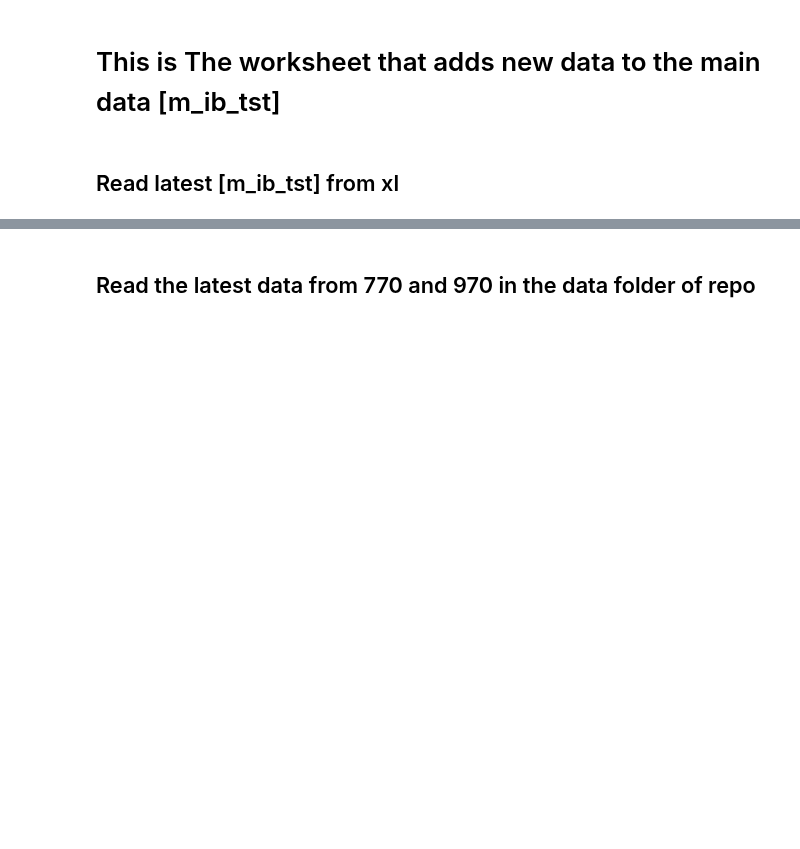
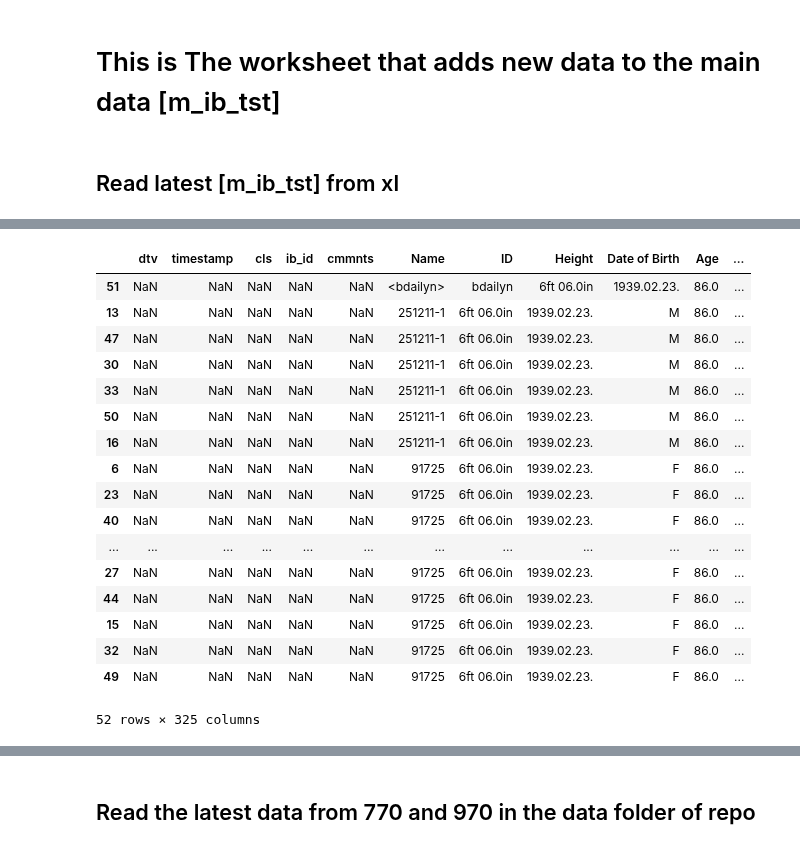
Before and after one commit to 1ratlabs/JL_2, a Jupyter notebook: ib_fls_import.ipynb, the cells around one changed output, grey strips where cells are left out. Drawn from its saved outputs; the diff is of its cells as text; code cells hidden in the pictures; blank space fills up the shorter version.

Commit message:
Loaded recent test results Sorted them by test time then develop the technique to slice them into sub data frames data frame

```diff
--- a/ib_fls_import.ipynb
+++ b/ib_fls_import.ipynb
@@ -66,0 +92,22 @@ m_ib_tst imported
+# %%
+m_ib_tst_srt = m_ib_tst.sort_values(by="Test Date / Time")
+m_ib_tst_srt
+# %% [output]
+|  | dtv | timestamp | cls | ib_id | cmmnts | Name | ID | Height | Date of Birth | Age | ... |
+| 51 | NaN | NaN | NaN | NaN | NaN | <bdailyn> | bdailyn | 6ft 06.0in | 1939.02.23. | 86.0 | ... |
+| 13 | NaN | NaN | NaN | NaN | NaN | 251211-1 | 6ft 06.0in | 1939.02.23. | M | 86.0 | ... |
+| 47 | NaN | NaN | NaN | NaN | NaN | 251211-1 | 6ft 06.0in | 1939.02.23. | M | 86.0 | ... |
+| 30 | NaN | NaN | NaN | NaN | NaN | 251211-1 | 6ft 06.0in | 1939.02.23. | M | 86.0 | ... |
+| 33 | NaN | NaN | NaN | NaN | NaN | 251211-1 | 6ft 06.0in | 1939.02.23. | M | 86.0 | ... |
+| 50 | NaN | NaN | NaN | NaN | NaN | 251211-1 | 6ft 06.0in | 1939.02.23. | M | 86.0 | ... |
+| 16 | NaN | NaN | NaN | NaN | NaN | 251211-1 | 6ft 06.0in | 1939.02.23. | M | 86.0 | ... |
+| 6 | NaN | NaN | NaN | NaN | NaN | 91725 | 6ft 06.0in | 1939.02.23. | F | 86.0 | ... |
+| 23 | NaN | NaN | NaN | NaN | NaN | 91725 | 6ft 06.0in | 1939.02.23. | F | 86.0 | ... |
+| 40 | NaN | NaN | NaN | NaN | NaN | 91725 | 6ft 06.0in | 1939.02.23. | F | 86.0 | ... |
+| ... | ... | ... | ... | ... | ... | ... | ... | ... | ... | ... | ... |
+| 27 | NaN | NaN | NaN | NaN | NaN | 91725 | 6ft 06.0in | 1939.02.23. | F | 86.0 | ... |
+| 44 | NaN | NaN | NaN | NaN | NaN | 91725 | 6ft 06.0in | 1939.02.23. | F | 86.0 | ... |
+| 15 | NaN | NaN | NaN | NaN | NaN | 91725 | 6ft 06.0in | 1939.02.23. | F | 86.0 | ... |
+| 32 | NaN | NaN | NaN | NaN | NaN | 91725 | 6ft 06.0in | 1939.02.23. | F | 86.0 | ... |
+| 49 | NaN | NaN | NaN | NaN | NaN | 91725 | 6ft 06.0in | 1939.02.23. | F | 86.0 | ... |
+52 rows × 325 columns
```
Also changed, not shown: parts of 11 cells of this notebook.
